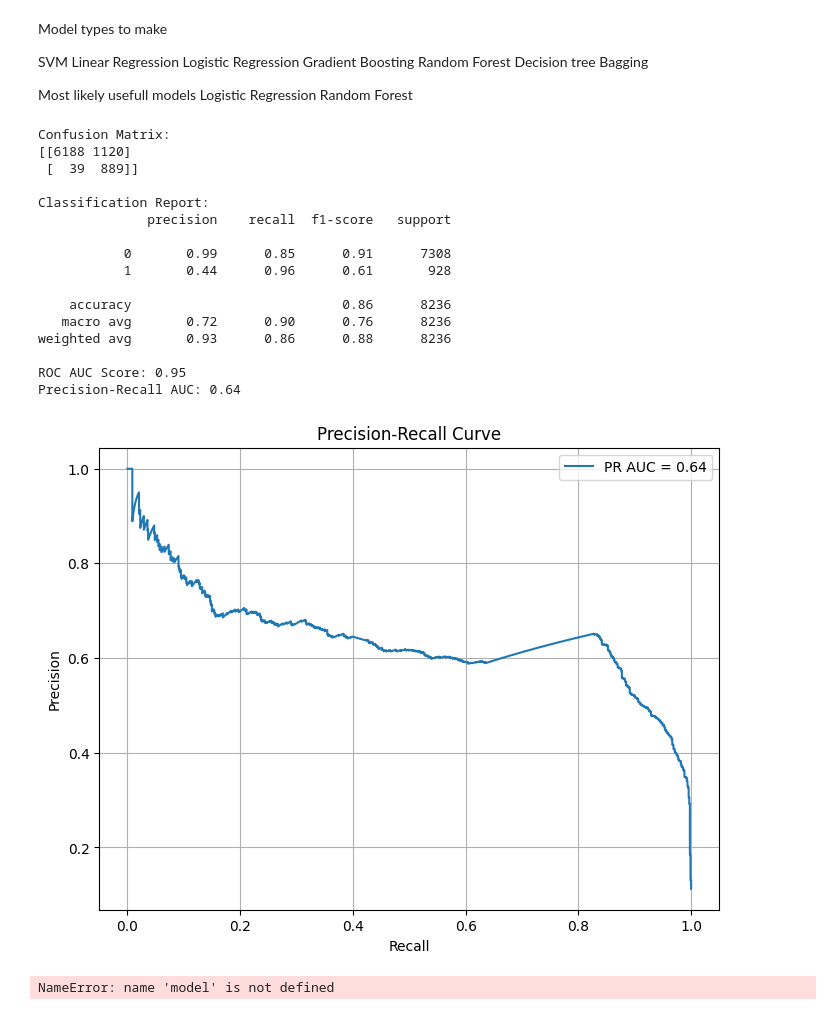
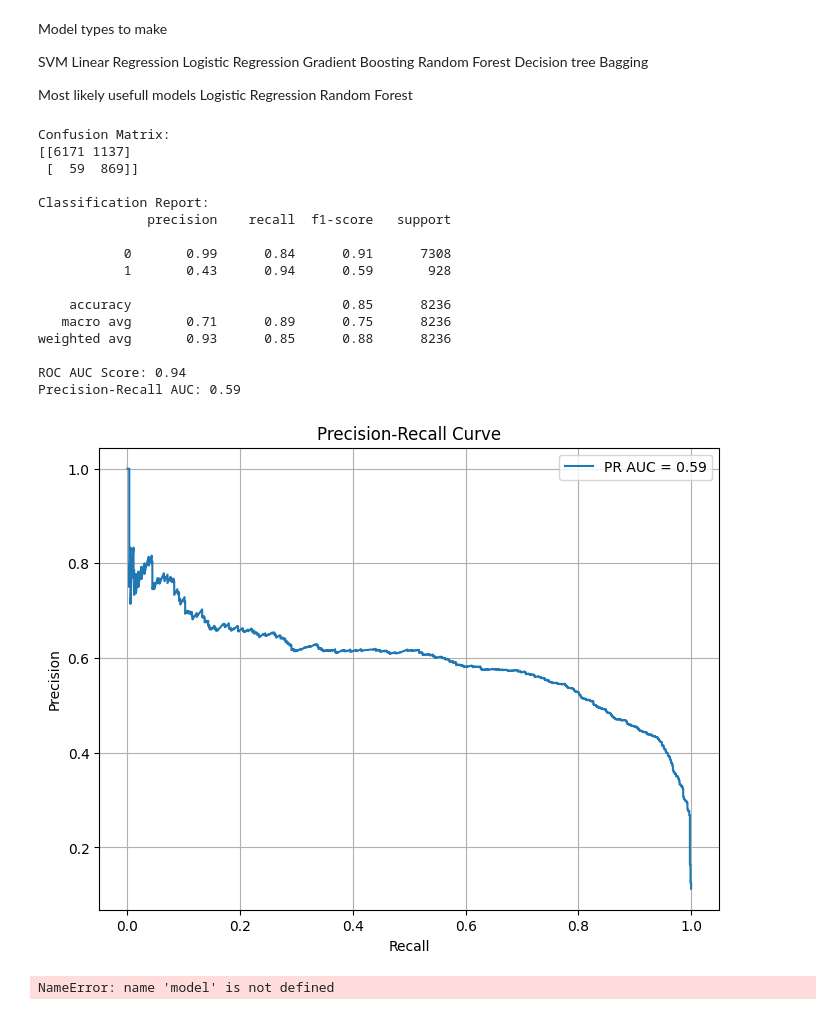
Before and after one commit to tuclaure/CSU-CS-345, a Jupyter notebook: MLProject copy.ipynb, the cells around one changed output. Drawn from its saved outputs; the diff is of its cells as text; code cells hidden in the pictures.

```diff
--- a/MLProject copy.ipynb
+++ b/MLProject copy.ipynb
@@ -371,7 +371,7 @@ svm_model = SVC(kernel='rbf', class_weight=class_weights_dict, probability=True,
 best_model = svm_model
 
 # Make predictions using the best model
-best_model.fit(X, y)
+best_model.fit(X_train, y_train)
 y_pred = best_model.predict(X_test)
 y_prob = best_model.predict_proba(X_test)[:, 1]  # Probability for the positive class
 
@@ -380,43 +380,43 @@ print("\nConfusion Matrix:")
 print(confusion_matrix(y_test, y_pred))
 print("\nClassification Report:")
 print(classification_report(y_test, y_pred))
 
 # Compute and display ROC AUC score
 roc_auc = roc_auc_score(y_test, y_prob)
 print(f"ROC AUC Score: {roc_auc:.2f}")
 
 # Compute and plot Precision-Recall curve
 precision, recall, thresholds = precision_recall_curve(y_test, y_prob)
 pr_auc = auc(recall, precision)
 print(f"Precision-Recall AUC: {pr_auc:.2f}")
 
 # Plot Precision-Recall Curve
 plt.figure(figsize=(8, 6))
 plt.plot(recall, precision, label=f"PR AUC = {pr_auc:.2f}")
 plt.xlabel("Recall")
 plt.ylabel("Precision")
 plt.title("Precision-Recall Curve")
 plt.legend()
 plt.grid()
 plt.show()
 # %% [output]
 Confusion Matrix:
-[[6188 1120]
- [  39  889]]
+[[6171 1137]
+ [  59  869]]
 
 Classification Report:
               precision    recall  f1-score   support
 
-           0       0.99      0.85      0.91      7308
-           1       0.44      0.96      0.61       928
+           0       0.99      0.84      0.91      7308
+           1       0.43      0.94      0.59       928
 
-    accuracy                           0.86      8236
-   macro avg       0.72      0.90      0.76      8236
-weighted avg       0.93      0.86      0.88      8236
+    accuracy                           0.85      8236
+   macro avg       0.71      0.89      0.75      8236
+weighted avg       0.93      0.85      0.88      8236
 
-ROC AUC Score: 0.95
-Precision-Recall AUC: 0.64
+ROC AUC Score: 0.94
+Precision-Recall AUC: 0.59
-[figure, old version]
+[figure, new version]
 # %%
 from sklearn.metrics import classification_report, roc_auc_score, precision_recall_curve
 
```
Also changed, not shown: 3 other files.
